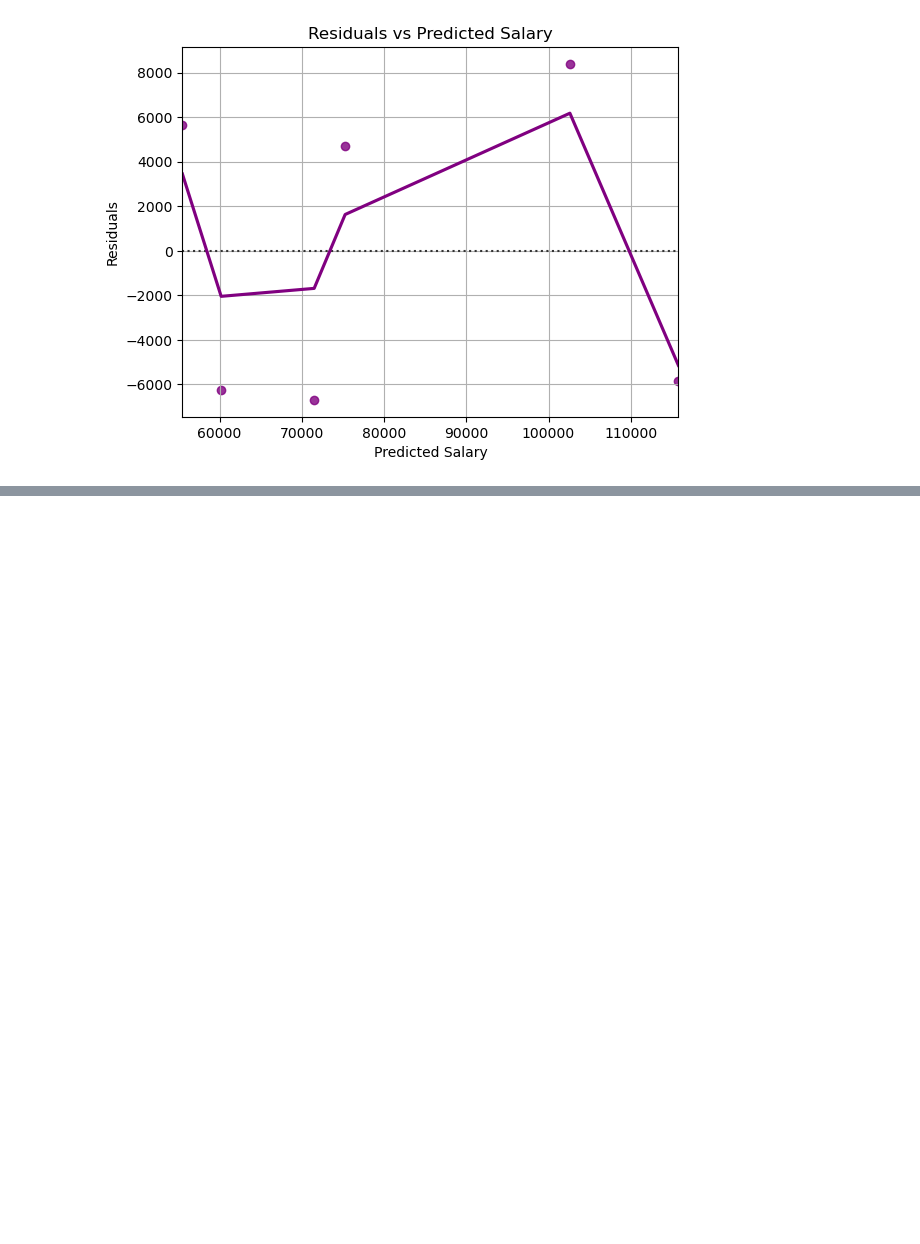
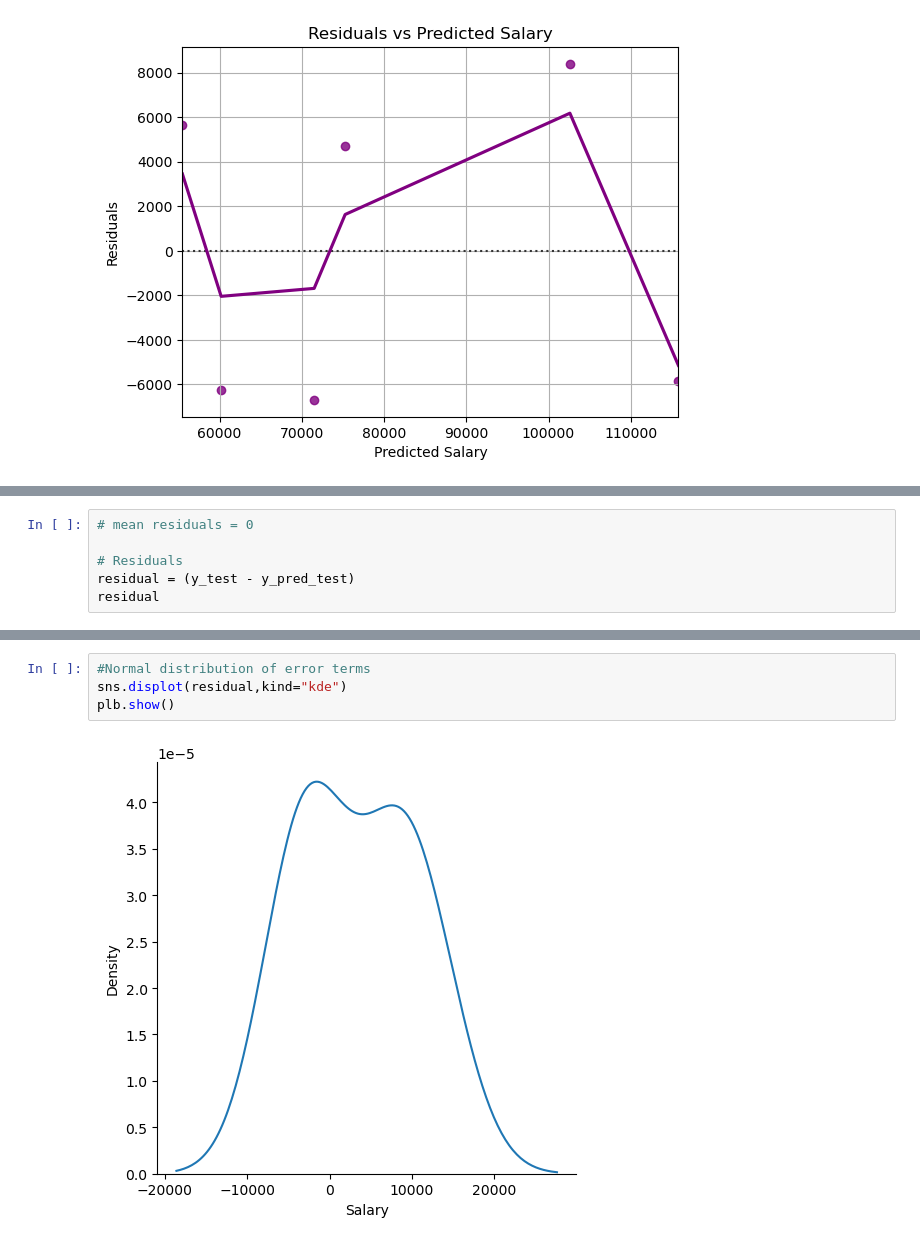
Before and after one commit to avishek19/LinearRegressionDemo, a Jupyter notebook: Salary_Prediction.ipynb, the cells around one changed output, grey strips where cells are left out. Saved outputs shown, nothing was run; the diff lists cells and outputs as text; blank space fills up the shorter version.

```diff
--- a/Salary_Prediction.ipynb
+++ b/Salary_Prediction.ipynb
@@ -145,0 +228,6 @@ plb.show()
+# %%
+# mean residuals = 0
+
+# Residuals
+residual = (y_test - y_pred_test)
+residual
@@ -145,0 +257,6 @@ plb.show()
+# %%
+#Normal distribution of error terms
+sns.displot(residual,kind="kde")
+plb.show()
+# %% [output]
+[figure, added]
```
Also changed, not shown: parts of 22 cells of this notebook.
